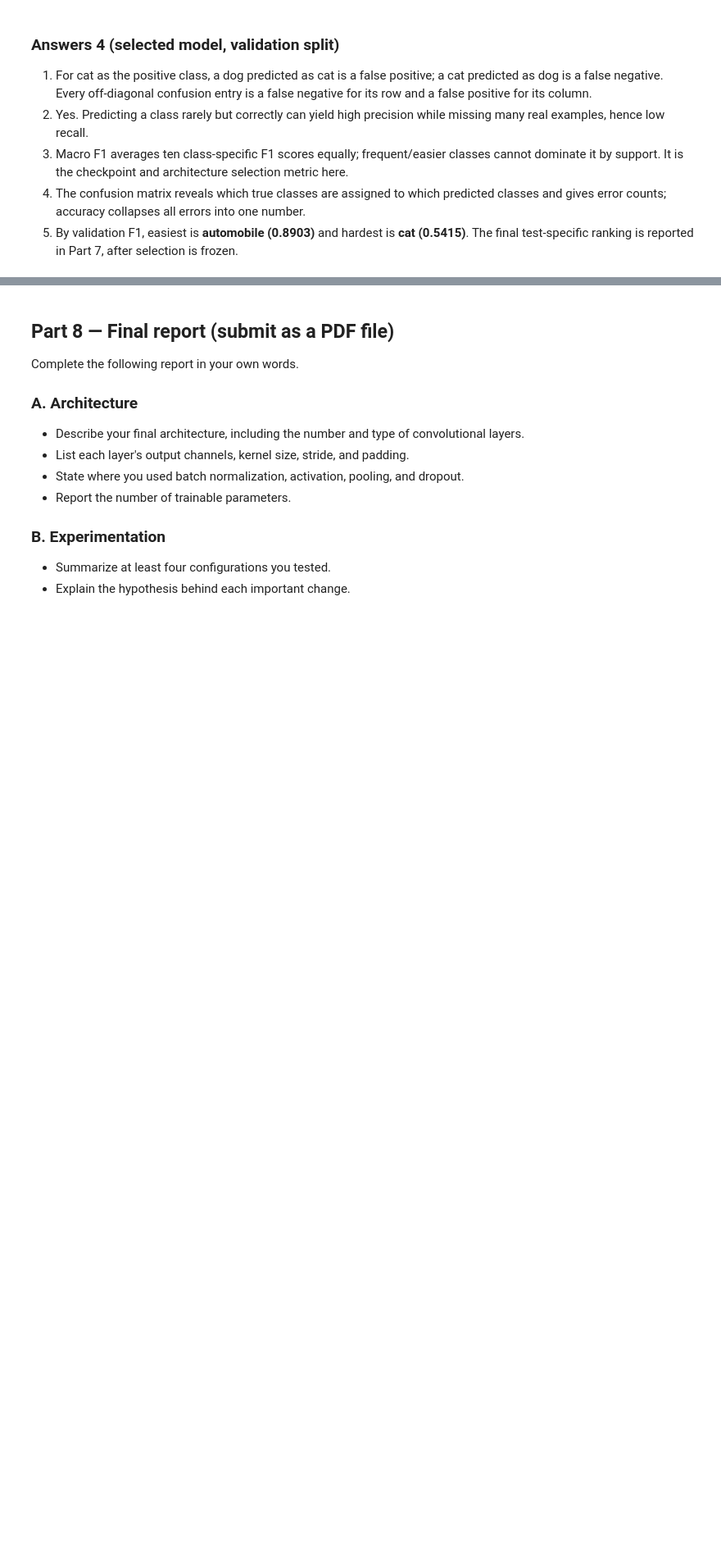
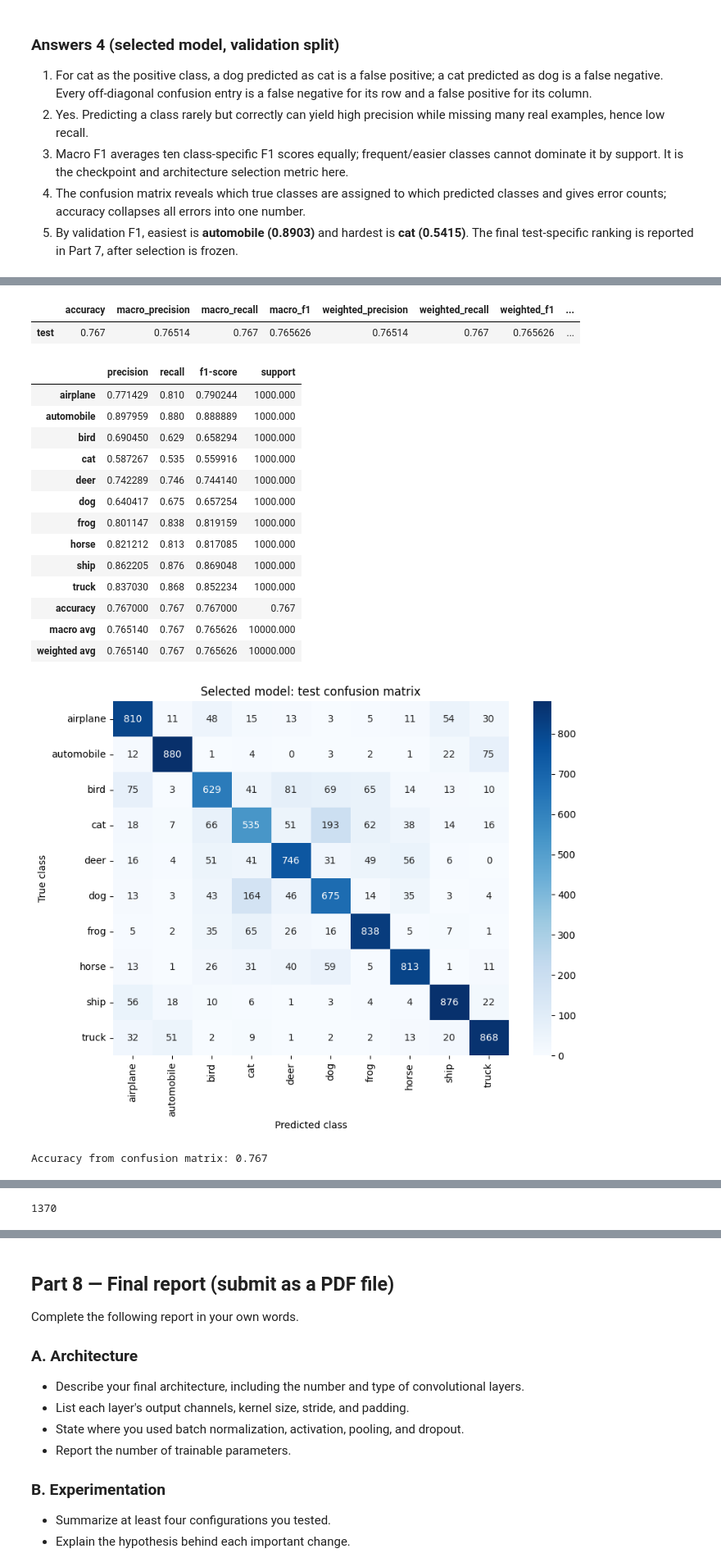
Before and after one commit to Neural-Network-SBU-fall-2026/CNN, a Jupyter notebook: Noebooks/CIFAR10_CNN_Assignment.ipynb, the cells around one changed output, grey strips where cells are left out. Shown at 82% size. Cells and saved outputs as stored; diff of their text form; code cells hidden in the pictures; blank space fills up the shorter version.

Commit message:
Part 7: freeze selection and evaluate final model on test set once

```diff
--- a/Noebooks/CIFAR10_CNN_Assignment.ipynb
+++ b/Noebooks/CIFAR10_CNN_Assignment.ipynb
@@ -997,0 +998,51 @@ Set `best_config` to the configuration you selected, train it using your chosen
+# %%
+# The architecture, checkpoint epoch and preprocessing are now frozen.
+# Do not retrain, retune, or switch checkpoints after seeing these test results.
+assert best_config == winner["config"]
+assert selected_checkpoint["epoch"] == winner["best_epoch"]
+test_dataset = datasets.CIFAR10(root=str(DATA_ROOT), train=False, download=False,
+                                transform=eval_transform)
+test_loader = DataLoader(test_dataset, batch_size=BATCH_SIZE, shuffle=False,
+                         num_workers=NUM_WORKERS, pin_memory=device.type == "cuda")
+# A single model inference pass supplies every test metric, report and confusion matrix.
+test_metrics, test_targets, test_predictions = evaluate(best_model, test_loader)
+assert len(test_targets) == 10000
+final_report = classification_report(test_targets, test_predictions, labels=list(range(10)),
+                                     target_names=CLASS_NAMES, zero_division=0, output_dict=True)
+final_result = {"run_id": winner["run_id"], "name": winner["name"],
+                "selection_rule": "highest validation macro F1, then lowest validation cross-entropy",
+                "checkpoint_epoch": winner["best_epoch"], "config": best_config,
+                "parameters": winner["parameters"], "validation": val_metrics,
+                "test": test_metrics, "test_size": len(test_targets),
+                "test_inference_passes": 1, "classification_report": final_report}
+(RESULT_DIR / "final_evaluation.json").write_text(json.dumps(final_result, indent=2))
+pd.DataFrame({"true": test_targets, "predicted": test_predictions}).to_csv(
+    RESULT_DIR / "test_predictions.csv", index=False)
+pd.DataFrame(final_report).T.to_csv(RESULT_DIR / "test_classification_report.csv")
+display(pd.DataFrame([test_metrics], index=["test"]))
+display(pd.DataFrame(final_report).T)
+test_matrix = plot_confusion(test_targets, test_predictions, "test")
+assert test_matrix.sum() == 10000
+print("Accuracy from confusion matrix:", np.trace(test_matrix) / test_matrix.sum())
+# Inspect the chosen model on the same two validation images, not on the test set.
+selected_feature_stats = plot_feature_maps(best_model, "selected")
+(RESULT_DIR / "selected_feature_stats.json").write_text(json.dumps(selected_feature_stats, indent=2))
+# %% [output]
+|  | accuracy | macro_precision | macro_recall | macro_f1 | weighted_precision | weighted_recall | weighted_f1 | ... |
+| test | 0.767 | 0.76514 | 0.767 | 0.765626 | 0.76514 | 0.767 | 0.765626 | ... |
+|  | precision | recall | f1-score | support |
+| airplane | 0.771429 | 0.810 | 0.790244 | 1000.000 |
+| automobile | 0.897959 | 0.880 | 0.888889 | 1000.000 |
+| bird | 0.690450 | 0.629 | 0.658294 | 1000.000 |
+| cat | 0.587267 | 0.535 | 0.559916 | 1000.000 |
+| deer | 0.742289 | 0.746 | 0.744140 | 1000.000 |
+| dog | 0.640417 | 0.675 | 0.657254 | 1000.000 |
+| frog | 0.801147 | 0.838 | 0.819159 | 1000.000 |
+| horse | 0.821212 | 0.813 | 0.817085 | 1000.000 |
+| ship | 0.862205 | 0.876 | 0.869048 | 1000.000 |
+| truck | 0.837030 | 0.868 | 0.852234 | 1000.000 |
+| accuracy | 0.767000 | 0.767 | 0.767000 | 0.767 |
+| macro avg | 0.765140 | 0.767 | 0.765626 | 10000.000 |
+| weighted avg | 0.765140 | 0.767 | 0.765626 | 10000.000 |
+[figure, added]
+Accuracy from confusion matrix: 0.767
@@ -997,0 +1051 @@ Set `best_config` to the configuration you selected, train it using your chosen
+1370
```
Also changed, not shown: parts of 4 cells of this notebook, 8 other files.
